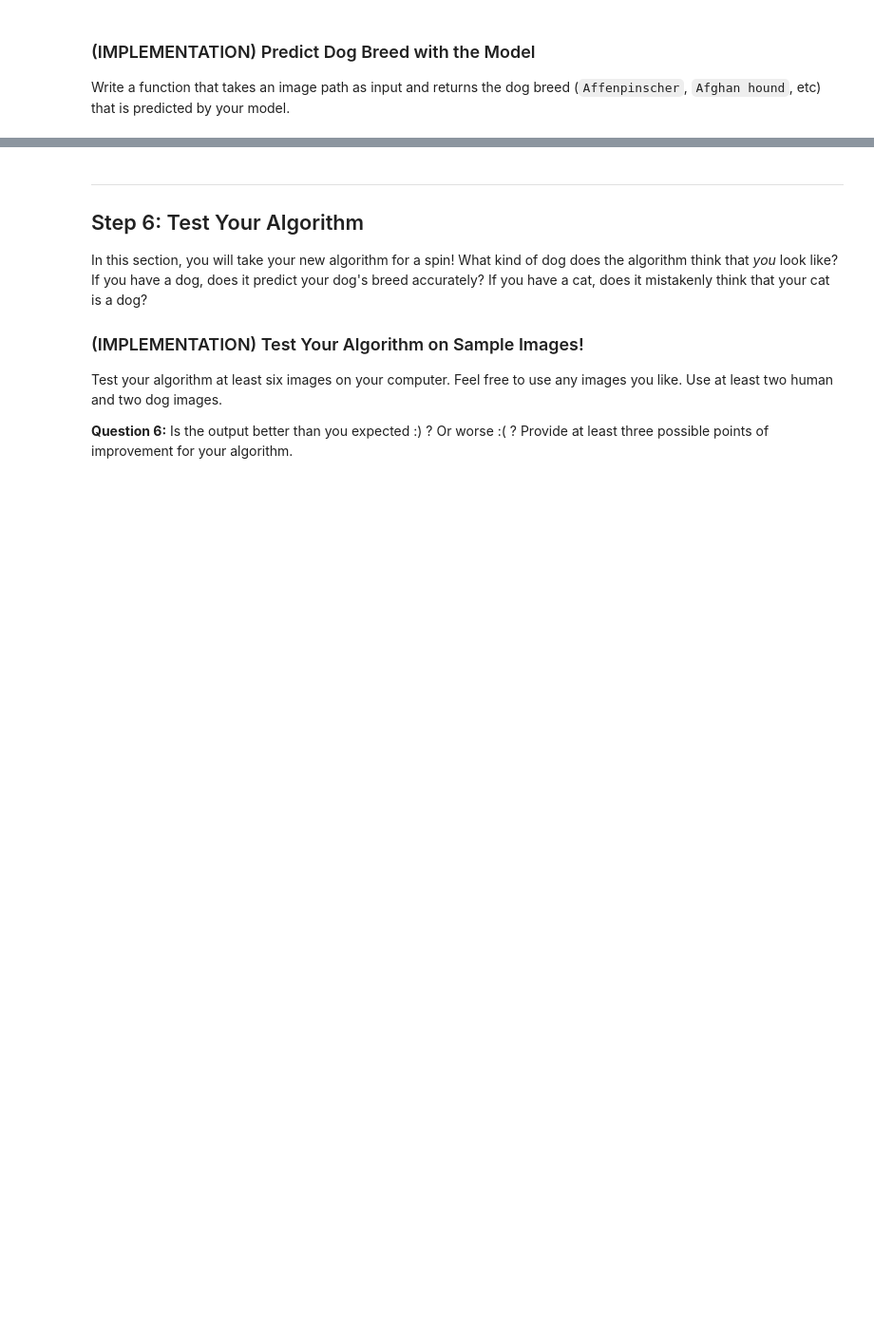
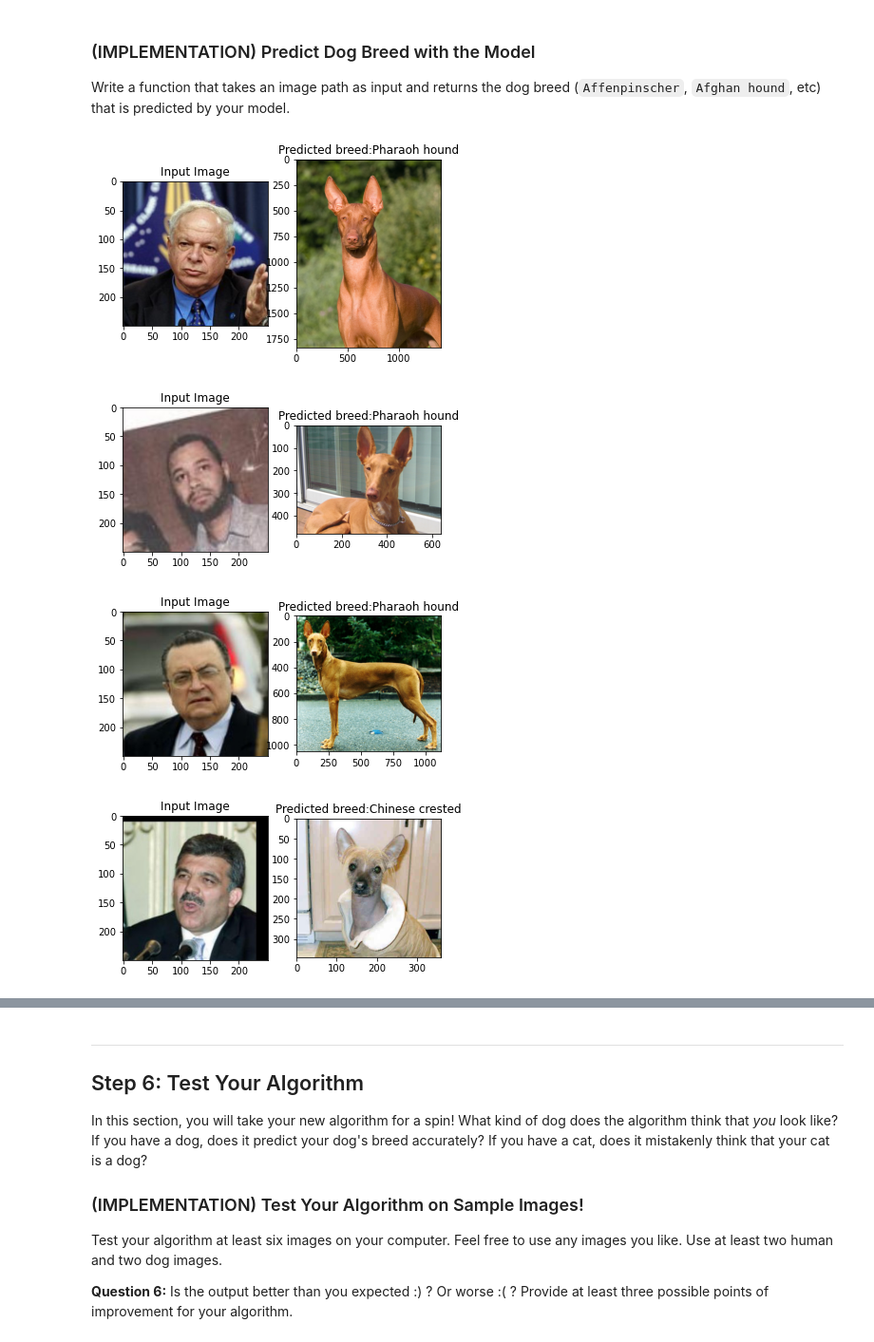
Before and after one commit to 19cheechung/project-dog-classification, a Jupyter notebook: dog_app.ipynb, the cells around one changed output, grey strips where cells are left out. Shown at 95% size. Cells and saved outputs as stored; diff of their text form; code cells hidden in the pictures; blank space fills up the shorter version.

Commit message:
Completed dog predicter
Able to predict and compare with input image with predicted dog breed types

```diff
--- a/dog_app.ipynb
+++ b/dog_app.ipynb
@@ -1089,5 +1094,5 @@ Train and validate your model in the code cell below.  [Save the final model par
 # train the model
 #def train(n_epochs, loaders1, loaders2, model, optimizer, criterion, use_cuda, save_path)
 # train(n_epochs, loaders_transfer, model_transfer, optimizer_transfer, criterion_transfer, use_cuda, 'model_transfer.pt')
-model_transfer =  train(15,train_loader ,valid_loader , model_transfer, optimizer_transfer, criterion_transfer, use_cuda, 'model_transfer.pt')
+model_transfer =  train(10,train_loader ,valid_loader , model_transfer, optimizer_transfer, criterion_transfer, use_cuda, 'model_transfer.pt')
 # %% [output]
@@ -1168,3 +1160,46 @@ print(f"Predicted class for image is *** {class_description.upper()} ***")
+# %%
+#if dog or human detected
+def display_image(img_path):
+    my_list=[]
+    #predictedimage=datatrain.classes(raw_class)
+    raw_class=predict_breed_transfer(img_path)
+    pred_dir=train_dir+"/"+raw_class+"/*.*"
+
+    class_names =raw_class.replace("_"," ")[4:]
+
+    #prepare random sample data from the predicted breed
+    predpath=glob.glob(pred_dir)
+    for file in random.sample(list(predpath),1):
+      #  print(file)
+        a=Image.open(file)
+        my_list.append(a)
+
+    #open and display input image
+    image = Image.open(img_path) #img_path
+    plt.subplot(1,2,1)
+    plt.imshow(image)
+    plt.title("Input Image")
+
+    # display the random sample image from the predicted breed
+    plt.subplot(1,2,2)
+    plt.imshow(my_list[0])
+    plt.title(label=f"Predicted breed:{class_names}")
+
+    plt.show()
+# %%
+#to testthe function
+import random
+
+# Try out the function
+for image in random.sample(list(human_files_short), 4):
+ #   predicted_breed = predict_breed_transfer(image)
+
+    display_image(image)
+# %% [output]
+[figure, added]
+[figure, added]
+[figure, added]
+[figure, added]
 # %% [markdown]
 ---
 <a id='step5'></a>
```
Also changed, not shown: parts of 11 cells of this notebook, 1 other file.
